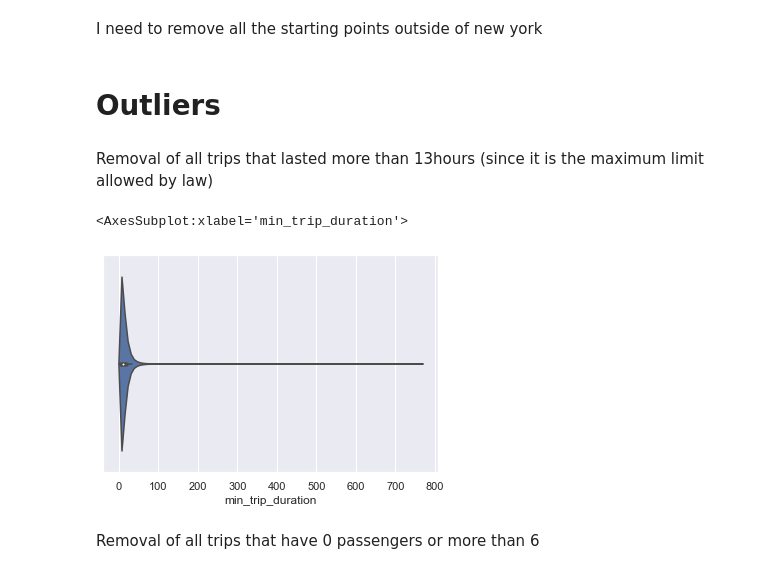
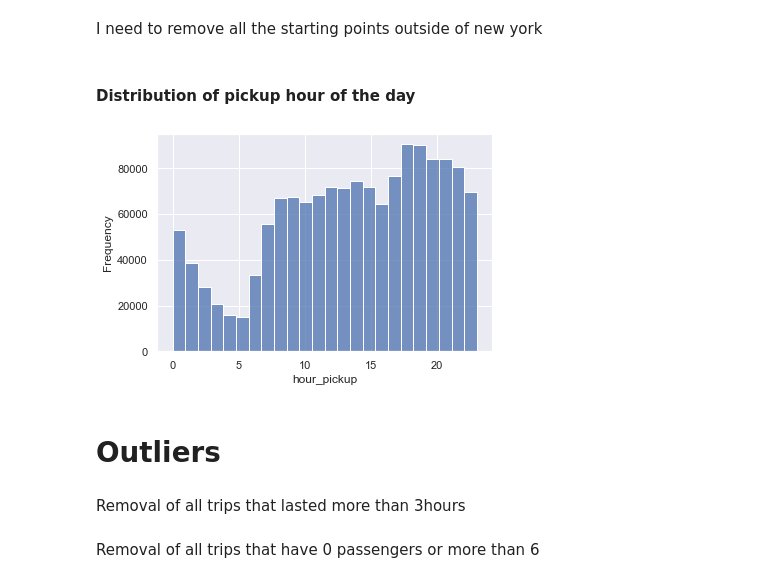
Before and after one commit to DragoneKTM/TaxiDrive_duration_prediction, a Jupyter notebook: Notebooks/1_Preparation.ipynb, the cells around one changed output. Drawn from its saved outputs; the diff is of its cells as text; code cells hidden in the pictures.

```diff
--- a/Notebooks/1_Preparation.ipynb
+++ b/Notebooks/1_Preparation.ipynb
@@ -174,7 +194,15 @@ m.scatter(ds_train_noOutlier.pickup_longitude.array, ds_train_noOutlier.pickup_l
 # %% [markdown]
 I need to remove all the starting points outside of new york
+# %% [markdown]
+#### Distribution of pickup hour of the day
+# %%
+#distribution of hours of the day pickup
+sns.histplot(data=ds_train, x="hour_pickup", bins=24)
+plt.gca().set( ylabel='Frequency');
+# %% [output]
+[figure, added]
 # %% [markdown]
 # Outliers
 # %% [markdown]
-Removal of all trips that lasted more than 13hours (since it is the maximum limit allowed by law)
+Removal of all trips that lasted more than 3hours
 # %%
@@ -182,8 +210,3 @@ ds_train_noOutlier = ds_train[ds_train["min_trip_duration"]<(60*13)]
-# %%
-sns.violinplot(x=ds_train_noOutlier["min_trip_duration"])
-# %% [output]
-<AxesSubplot:xlabel='min_trip_duration'>
-[figure, removed]
 # %% [markdown]
 Removal of all trips that have 0 passengers or more than 6
 # %%
```
Also changed, not shown: parts of 24 cells of this notebook, 1 other file.
